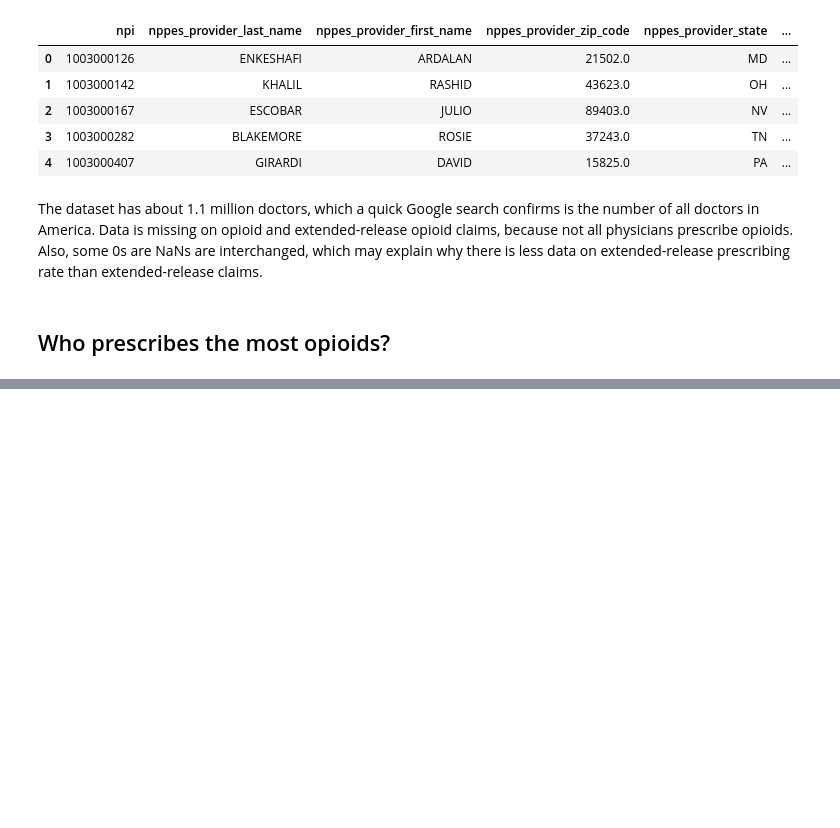
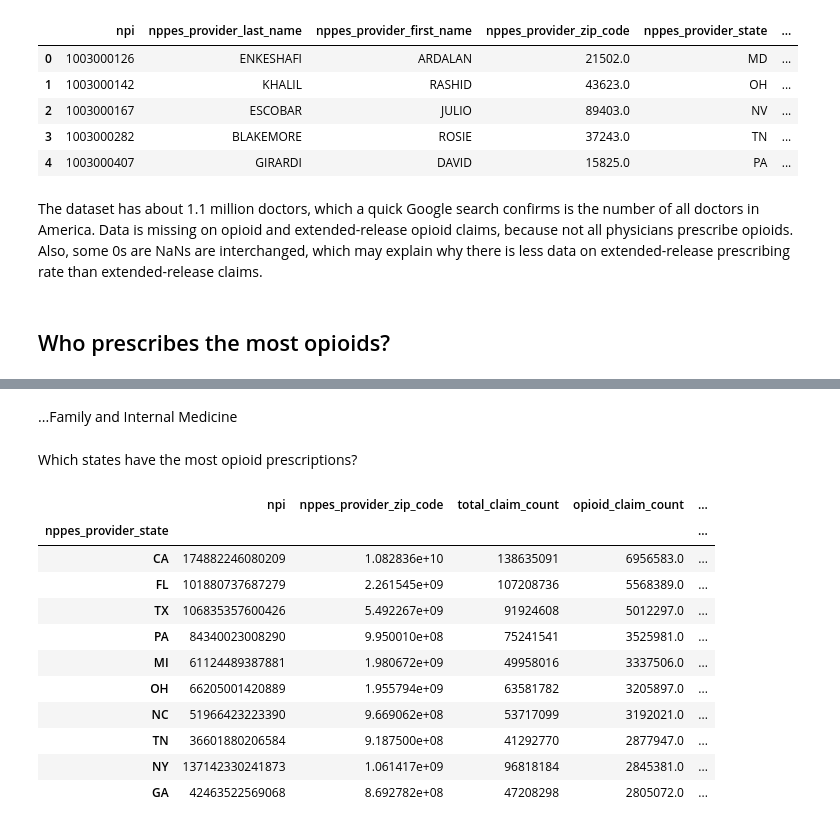
Before and after one commit to usmanakhter/cms_opioid, a Jupyter notebook: opioid_prescribing.ipynb, the cells around one changed output, grey strips where cells are left out. Saved outputs shown, nothing was run; the diff lists cells and outputs as text; code cells hidden in the pictures; blank space fills up the shorter version.

```diff
--- a/opioid_prescribing.ipynb
+++ b/opioid_prescribing.ipynb
@@ -93,0 +92,19 @@ opioid_df[~opioid_df['specialty_description'].str.contains("Pain|Rehabilitation"
+# %% [markdown]
+...Family and Internal Medicine
+# %% [markdown]
+Which states have the most opioid prescriptions?
+# %%
+opioid_df.groupby('nppes_provider_state').sum().sort_values(by='opioid_claim_count', ascending=False).head(10)
+# %% [output]
+|  | npi | nppes_provider_zip_code | total_claim_count | opioid_claim_count | ... |
+| nppes_provider_state |  |  |  |  | ... |
+| CA | 174882246080209 | 1.082836e+10 | 138635091 | 6956583.0 | ... |
+| FL | 101880737687279 | 2.261545e+09 | 107208736 | 5568389.0 | ... |
+| TX | 106835357600426 | 5.492267e+09 | 91924608 | 5012297.0 | ... |
+| PA | 84340023008290 | 9.950010e+08 | 75241541 | 3525981.0 | ... |
+| MI | 61124489387881 | 1.980672e+09 | 49958016 | 3337506.0 | ... |
+| OH | 66205001420889 | 1.955794e+09 | 63581782 | 3205897.0 | ... |
+| NC | 51966423223390 | 9.669062e+08 | 53717099 | 3192021.0 | ... |
+| TN | 36601880206584 | 9.187500e+08 | 41292770 | 2877947.0 | ... |
+| NY | 137142330241873 | 1.061417e+09 | 96818184 | 2845381.0 | ... |
+| GA | 42463522569068 | 8.692782e+08 | 47208298 | 2805072.0 | ... |
```
Also changed, not shown: parts of 6 cells of this notebook.
